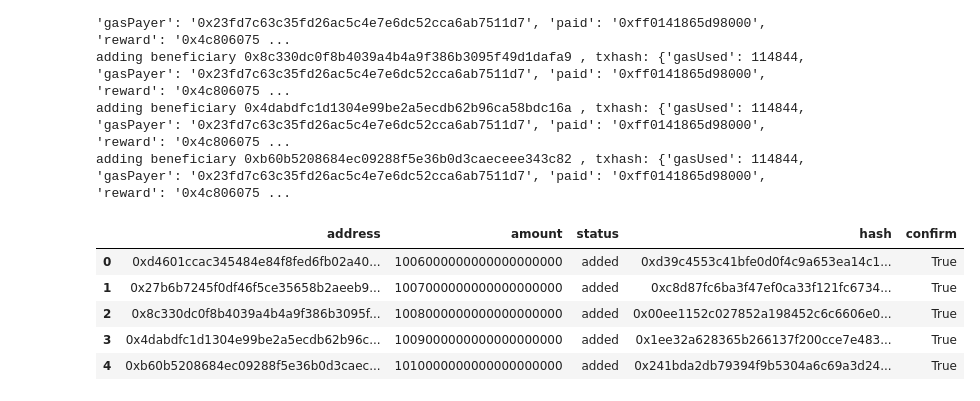
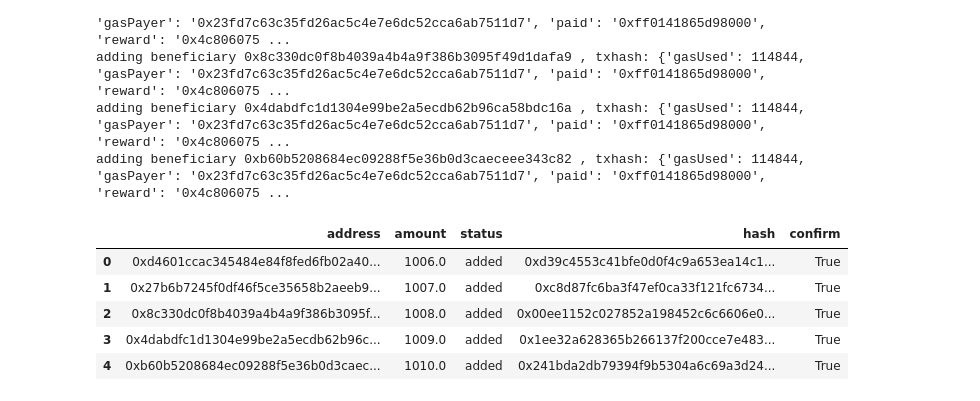
Before and after one commit to phamanhtai0410/Vebank-blockchain-template, a Jupyter notebook: script/AirdropVesting/Airdrop_import.ipynb, the cells around one changed output. Drawn from its saved outputs; the diff is of its cells as text; code cells hidden in the pictures.

Commit message:
handle save.csv

```diff
--- a/script/AirdropVesting/Airdrop_import.ipynb
+++ b/script/AirdropVesting/Airdrop_import.ipynb
@@ -99,17 +99,18 @@ adding beneficiary 0xb60b5208684ec09288f5e36b0d3caeceee343c82 , txhash: {'gasUse
 # %%
 final = []
 for item in progress:
   if "hash" in item:
     check = is_confirmed(item["hash"])
     item["confirm"] = check
     final.append(item)
 df = pd.DataFrame(final)
-df.to_csv('../AirdropVesting/save.csv')
+df.amount = ((df.amount) / (10**18))
+df.to_csv('../PublicVesting/save.csv')
 df
 # %% [output]
 |  | address | amount | status | hash | confirm |
-| 0 | 0xd4601ccac345484e84f8fed6fb02a40... | 1006000000000000000000 | added | 0xd39c4553c41bfe0d0f4c9a653ea14c1... | True |
-| 1 | 0x27b6b7245f0df46f5ce35658b2aeeb9... | 1007000000000000000000 | added | 0xc8d87fc6ba3f47ef0ca33f121fc6734... | True |
-| 2 | 0x8c330dc0f8b4039a4b4a9f386b3095f... | 1008000000000000000000 | added | 0x00ee1152c027852a198452c6c6606e0... | True |
-| 3 | 0x4dabdfc1d1304e99be2a5ecdb62b96c... | 1009000000000000000000 | added | 0x1ee32a628365b266137f200cce7e483... | True |
-| 4 | 0xb60b5208684ec09288f5e36b0d3caec... | 1010000000000000000000 | added | 0x241bda2db79394f9b5304a6c69a3d24... | True |
+| 0 | 0xd4601ccac345484e84f8fed6fb02a40... | 1006.0 | added | 0xd39c4553c41bfe0d0f4c9a653ea14c1... | True |
+| 1 | 0x27b6b7245f0df46f5ce35658b2aeeb9... | 1007.0 | added | 0xc8d87fc6ba3f47ef0ca33f121fc6734... | True |
+| 2 | 0x8c330dc0f8b4039a4b4a9f386b3095f... | 1008.0 | added | 0x00ee1152c027852a198452c6c6606e0... | True |
+| 3 | 0x4dabdfc1d1304e99be2a5ecdb62b96c... | 1009.0 | added | 0x1ee32a628365b266137f200cce7e483... | True |
+| 4 | 0xb60b5208684ec09288f5e36b0d3caec... | 1010.0 | added | 0x241bda2db79394f9b5304a6c69a3d24... | True |
```
Also changed, not shown: 3 other files.
